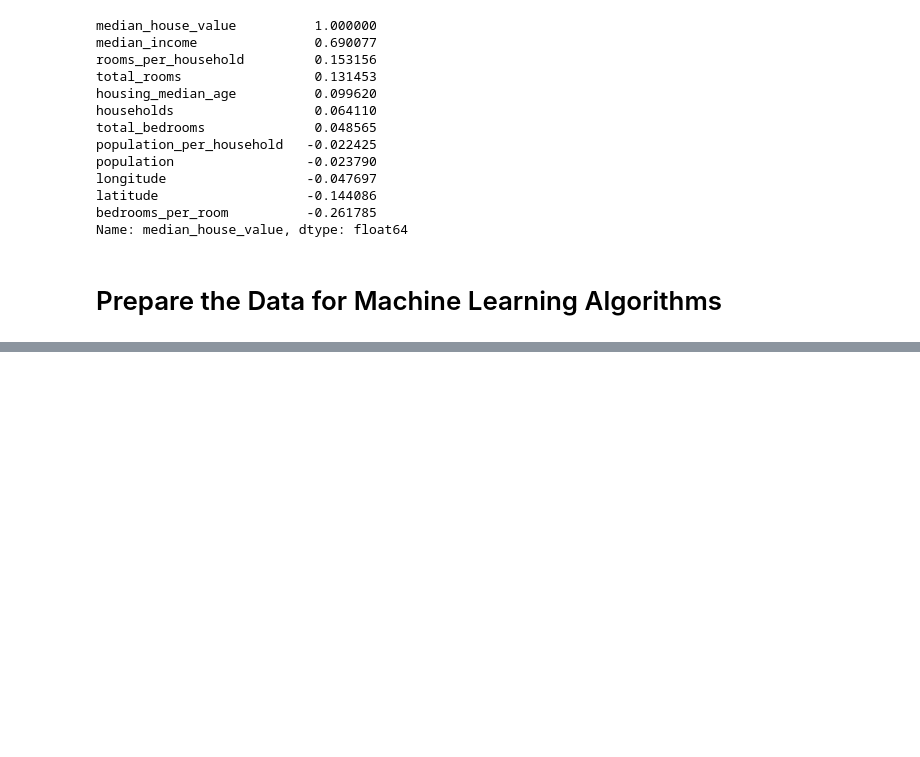
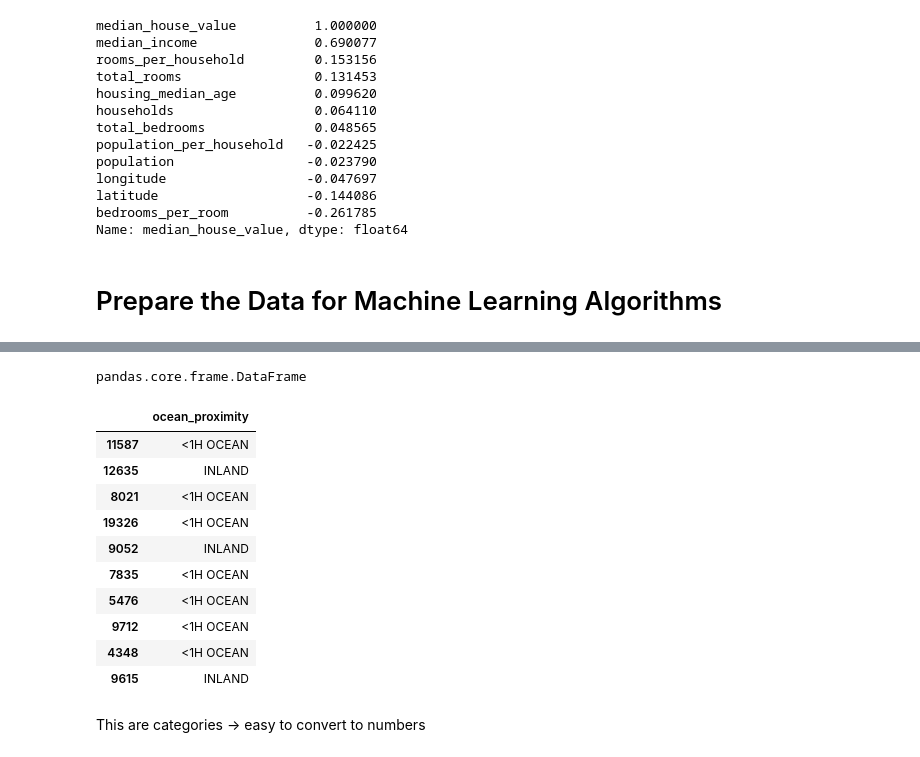
Before and after one commit to glukicov/ML_GPU, a Jupyter notebook: Housing.ipynb, the cells around one changed output, grey strips where cells are left out. Saved outputs shown, nothing was run; the diff lists cells and outputs as text; code cells hidden in the pictures; blank space fills up the shorter version.

```diff
--- a/Housing.ipynb
+++ b/Housing.ipynb
@@ -278,3 +278,7 @@ bedrooms_per_room          -0.261785
 Name: median_house_value, dtype: float64
 # %% [markdown]
 # Prepare the Data for Machine Learning Algorithms
+# %%
+# X, y
+housing = strat_train_set.drop("median_house_value", axis=1)
+housing_labels = strat_train_set["median_house_value"].copy()
@@ -280,0 +326,22 @@ Name: median_house_value, dtype: float64
+# %%
+# [[]] - retains DF
+housing_cat = housing[["ocean_proximity"]]
+type(housing_cat)
+# %% [output]
+pandas.core.frame.DataFrame
+# %%
+housing_cat.head(10)
+# %% [output]
+|  | ocean_proximity |
+| 11587 | <1H OCEAN |
+| 12635 | INLAND |
+| 8021 | <1H OCEAN |
+| 19326 | <1H OCEAN |
+| 9052 | INLAND |
+| 7835 | <1H OCEAN |
+| 5476 | <1H OCEAN |
+| 9712 | <1H OCEAN |
+| 4348 | <1H OCEAN |
+| 9615 | INLAND |
+# %% [markdown]
+This are categories -> easy to convert to numbers
```
Also changed, not shown: parts of 17 cells of this notebook.
